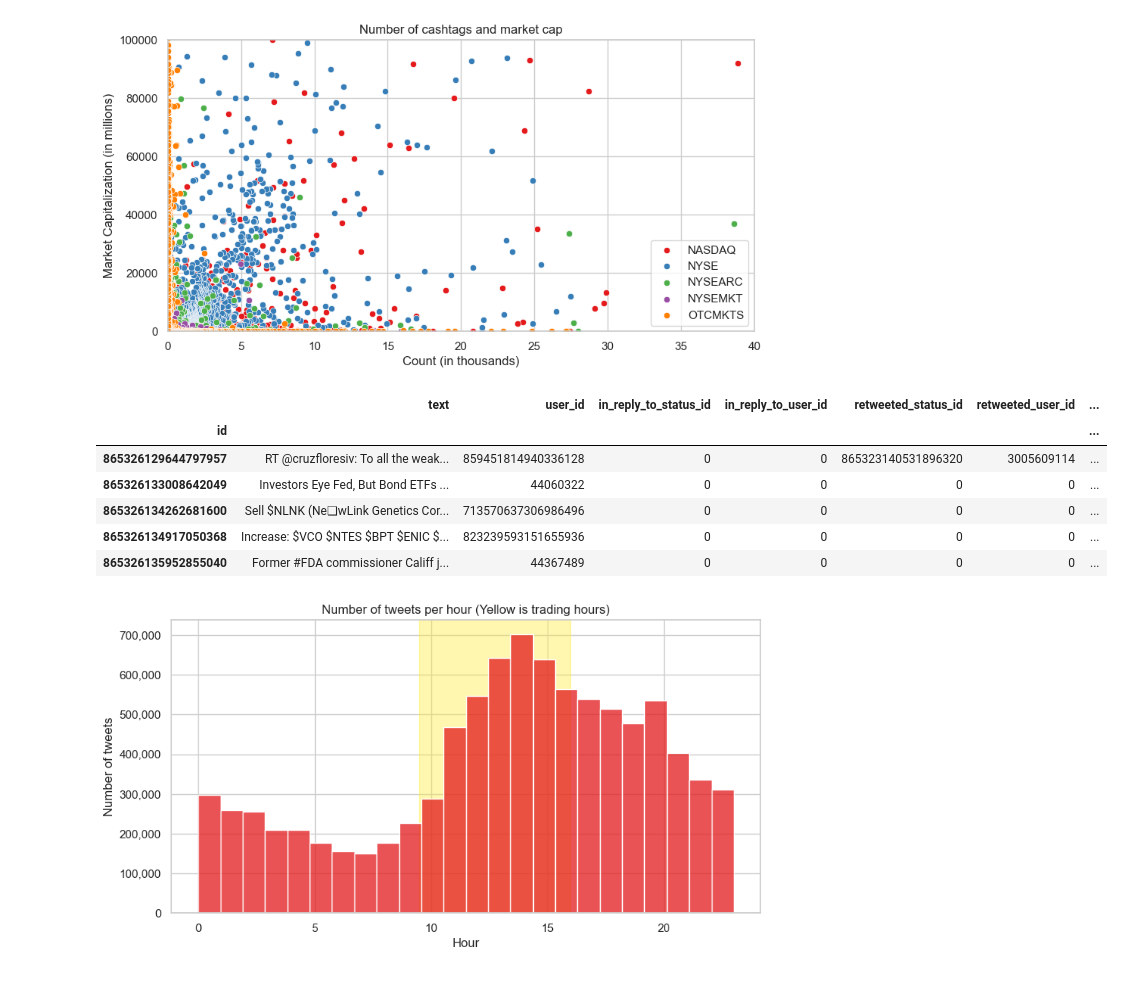
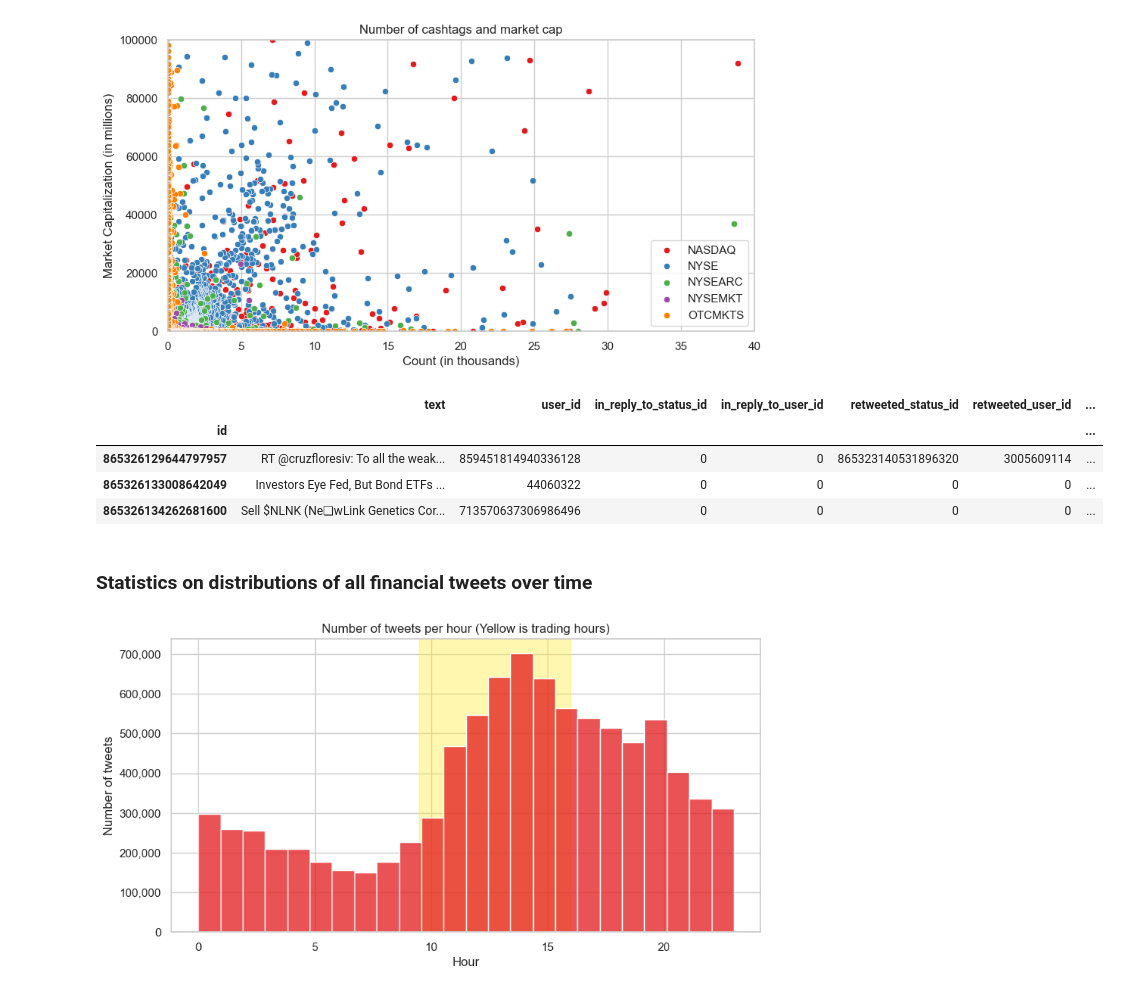
Before and after one commit to amirsoleix/Twitter-sentiment-analysis, a Jupyter notebook: code/exploratory-data-analysis.ipynb, the cells around one changed output. Saved outputs shown, nothing was run; the diff lists cells and outputs as text; code cells hidden in the pictures.

```diff
--- a/code/exploratory-data-analysis.ipynb
+++ b/code/exploratory-data-analysis.ipynb
@@ -257,15 +259,15 @@ tweets['created_at'] = pd.to_datetime(tweets['created_at'])
 # %%
 # Add hour column to our tweets
 tweets['hour'] = tweets['created_at'].apply(lambda x: x.hour)
-tweets.head()
+tweets.head(3)
 # %% [output]
 |  | text | user_id | in_reply_to_status_id | in_reply_to_user_id | retweeted_status_id | retweeted_user_id | ... |
 | id |  |  |  |  |  |  | ... |
 | 865326129644797957 | RT @cruzfloresiv: To all the weak... | 859451814940336128 | 0 | 0 | 865323140531896320 | 3005609114 | ... |
 | 865326133008642049 | Investors Eye Fed, But Bond ETFs ... | 44060322 | 0 | 0 | 0 | 0 | ... |
 | 865326134262681600 | Sell $NLNK (Ne❑wLink Genetics Cor... | 713570637306986496 | 0 | 0 | 0 | 0 | ... |
-| 865326134917050368 | Increase: $VCO $NTES $BPT $ENIC $... | 823239593151655936 | 0 | 0 | 0 | 0 | ... |
-| 865326135952855040 | Former #FDA commissioner Califf j... | 44367489 | 0 | 0 | 0 | 0 | ... |
+# %% [markdown]
+### Statistics on distributions of all financial tweets over time
 # %%
 # Plot the number of tweets per hour
 plt.figure(figsize=(10, 5))
```
Also changed, not shown: parts of 47 cells of this notebook.
